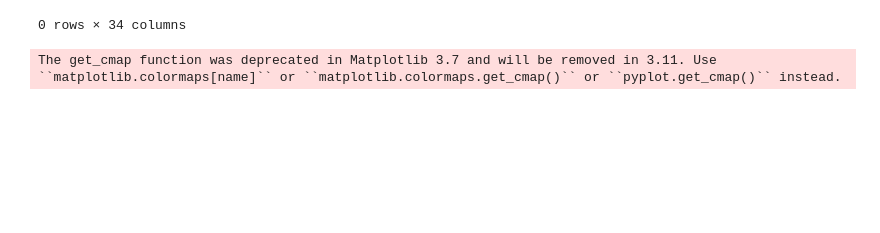
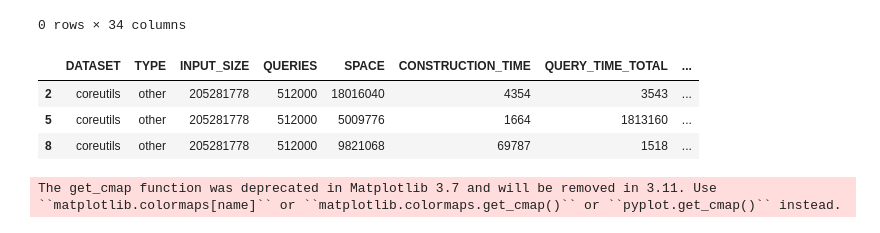
Before and after one commit to megaTM512/lzhb-testbench, a Jupyter notebook: plot_tb.ipynb, the cells around one changed output. Cells and saved outputs as stored; diff of their text form; code cells hidden in the pictures; blank space fills up the shorter version.

```diff
--- a/plot_tb.ipynb
+++ b/plot_tb.ipynb
@@ -127,6 +147,34 @@ summary_hb["KB"] = summary_hb["BYTES"] / 1024
 
 df_flat["MB"] = df_flat["BYTES"] / (1024 * 1024)
 summary_hb["MB"] = summary_hb["BYTES"] / (1024 * 1024)
+# %%
+df_other = pd.read_csv("gracli_results.csv")
+#df_other = pd.read_csv("gracli_subseq_results.csv")
+# Keep only the dataset you are plotting
+df_other = df_other[df_other["DATASET"] == DATASET].copy()
+
+# Normalize column names / semantics
+df_other["BYTES"] = df_other["malloc_count_after_construction_bytes"]
+df_other["MB"] = df_other["BYTES"] / (1024 * 1024)
+
+df_other["AVERAGE_ACCESS_CHAR_TIME"] = (
+    df_other["QUERY_TIME_TOTAL"] / (df_other["QUERIES"])
+)
+
+# They are in milliseconds instead of nanoseconds. Convert to ns
+df_other["AVERAGE_ACCESS_CHAR_TIME"] = df_other["AVERAGE_ACCESS_CHAR_TIME"] * 1e6  # ms to ns
+df_other["ALGORITHM"] = "Other: " + df_other["TYPE"]
+
+df_other["TYPE"] = "other"
+df_other["MARKER"] = "diamond"   # visually distinct
+df_other["CATEGORY"] = "other-algorithms"
+
+df_other.head()
+# %% [output]
+|  | DATASET | TYPE | INPUT_SIZE | QUERIES | SPACE | CONSTRUCTION_TIME | QUERY_TIME_TOTAL | ... |
+| 2 | coreutils | other | 205281778 | 512000 | 18016040 | 4354 | 3543 | ... |
+| 5 | coreutils | other | 205281778 | 512000 | 5009776 | 1664 | 1813160 | ... |
+| 8 | coreutils | other | 205281778 | 512000 | 9821068 | 69787 | 1518 | ... |
 # %%
 import plotly.express as px
 import matplotlib.cm as cm
```
Also changed, not shown: parts of 3 cells of this notebook, 25 other files.
